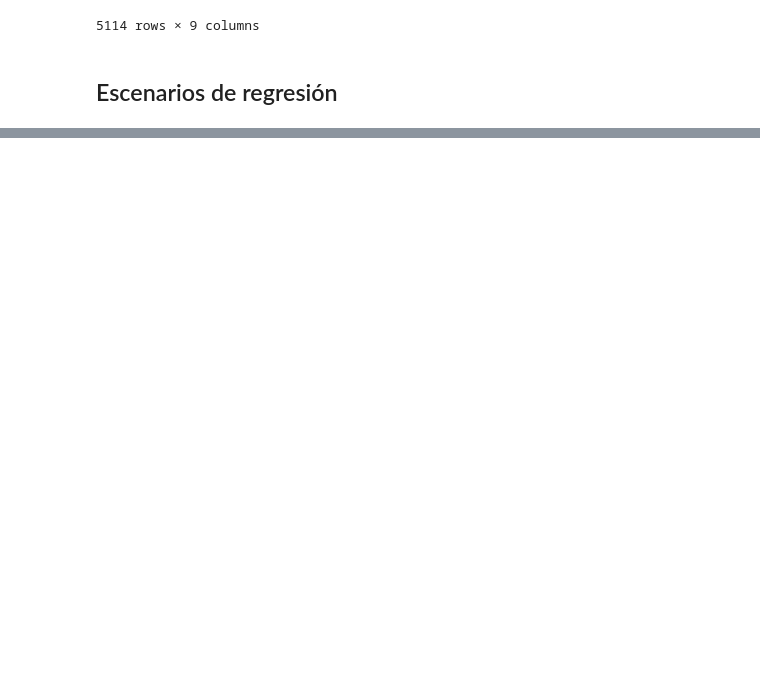
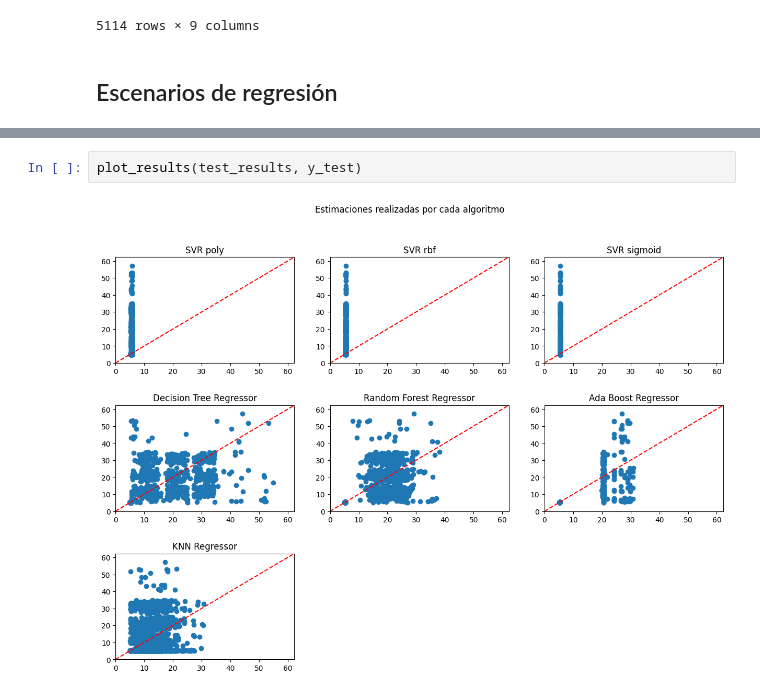
Before and after one commit to alu0101351773/TAAD_practicas, a Jupyter notebook: src/regression.ipynb, the cells around one changed output, grey strips where cells are left out. Drawn from its saved outputs; the diff is of its cells as text; blank space fills up the shorter version.

Commit message:
función de plot funcionando aparentemente bien

```diff
--- a/src/regression.ipynb
+++ b/src/regression.ipynb
@@ -326,0 +248,4 @@ display(new_df)
+# %%
+plot_results(test_results, y_test)
+# %% [output]
+[figure, added]
```
Also changed, not shown: parts of 19 cells of this notebook.
